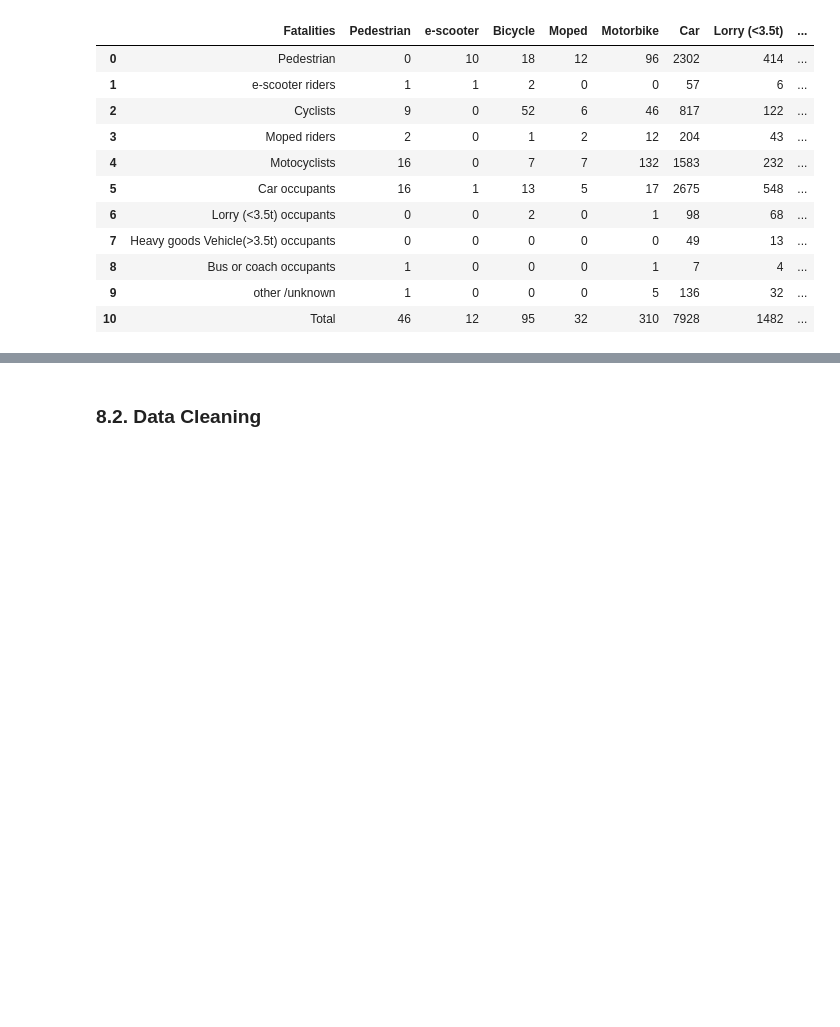
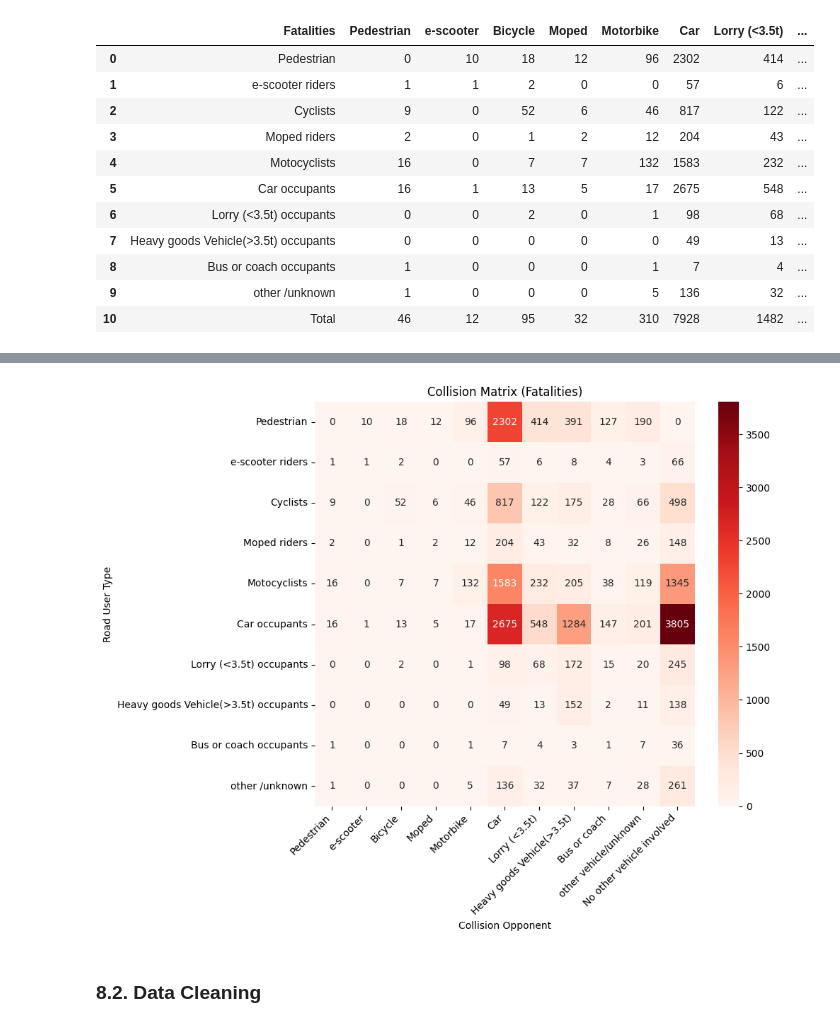
Before and after one commit to borisyotsov/Road-Safety-in-Bulgaria-Impact-of-Traffic-and-Infrastructure-on-Accident-Rates, a Jupyter notebook: Road_Safety_Project.ipynb, the cells around one changed output, grey strips where cells are left out. Saved outputs shown, nothing was run; the diff lists cells and outputs as text; code cells hidden in the pictures; blank space fills up the shorter version.

Commit message:
plot heatmap for Collision matrix and cleaning Dataset 1 - Bulgaria

```diff
--- a/Road_Safety_Project.ipynb
+++ b/Road_Safety_Project.ipynb
@@ -323,3 +324,9 @@ Collision_matrix
 | 8 | Bus or coach occupants | 1 | 0 | 0 | 0 | 1 | 7 | 4 | ... |
 | 9 | other /unknown | 1 | 0 | 0 | 0 | 5 | 136 | 32 | ... |
 | 10 | Total | 46 | 12 | 95 | 32 | 310 | 7928 | 1482 | ... |
+# %%
+Collision_matrix = Collision_matrix[Collision_matrix["Fatalities"] != "Total"] #Remove the last row (Total)
+Collision_matrix = Collision_matrix.set_index("Fatalities") # Set the first column as the index
+Collision_matrix = Collision_matrix.drop(columns = ["Total"]) # Remove the "Total" column
+Collision_matrix = Collision_matrix.apply(pd.to_numeric)
+Collision_matrix
@@ -326,2 +346,17 @@ Collision_matrix
+# %%
+plt.figure(figsize=(10, 8))
+sns.heatmap(Collision_matrix, annot=True, fmt="d", cmap="Reds")
+
+plt.title("Collision Matrix (Fatalities)")
+plt.xlabel("Collision Opponent")
+plt.ylabel("Road User Type")
+
+plt.xticks(rotation=45, ha="right")
+plt.yticks(rotation=0)
+
+plt.tight_layout()
+plt.show()
+# %% [output]
+[figure, added]
 # %% [markdown]
 ### 8.2. Data Cleaning
```
Also changed, not shown: parts of 7 cells of this notebook.
